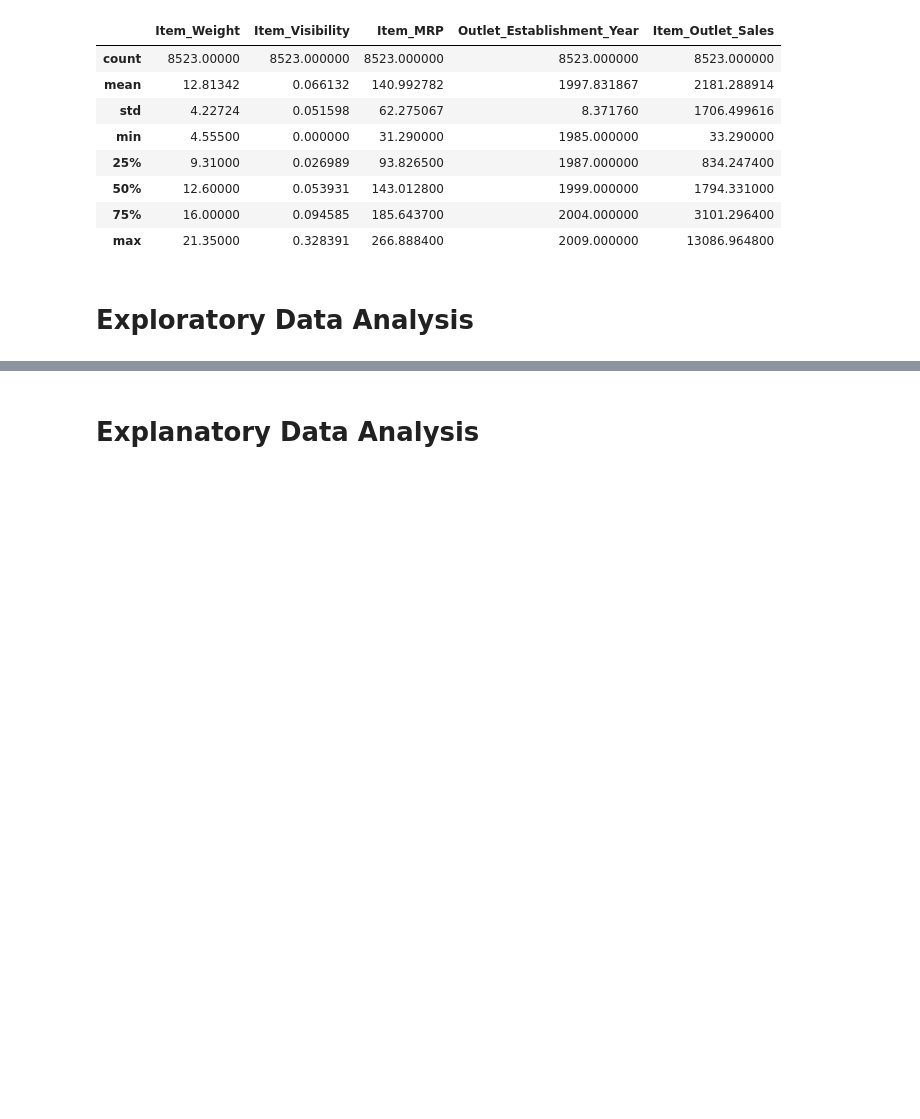
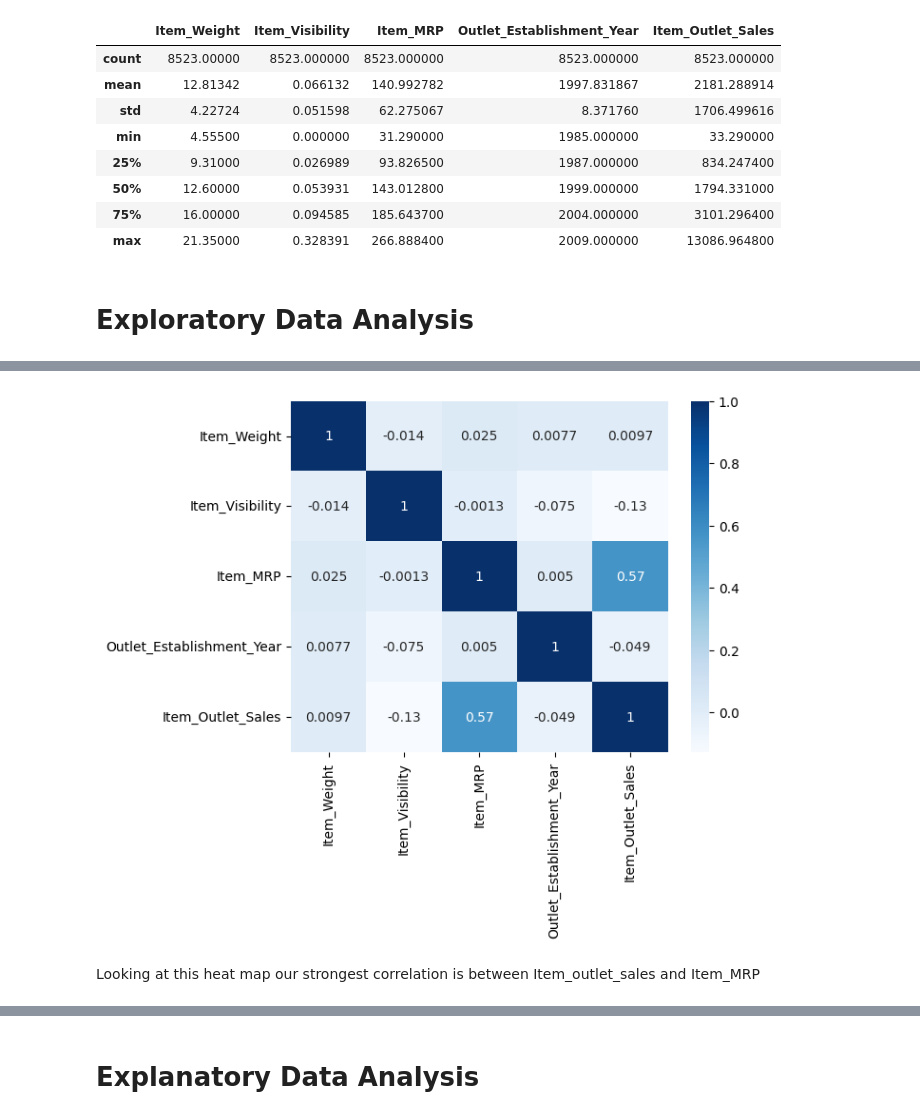
Before and after one commit to JmB17/Prediction-of-Product-Sales, a Jupyter notebook: Prediction of Product Sales.ipynb, the cells around one changed output, grey strips where cells are left out. Cells and saved outputs as stored; diff of their text form; code cells hidden in the pictures; blank space fills up the shorter version.

```diff
--- a/Prediction of Product Sales.ipynb
+++ b/Prediction of Product Sales.ipynb
@@ -428,0 +432,4 @@ df.describe(include='number')
+# %%
+# Create a correlation variable
+df_corr = df.corr()
+df_corr
@@ -428,0 +443,7 @@ df.describe(include='number')
+# %%
+# Create a heatmap using seaborn to show correlations of numerical values
+ax = sns.heatmap(df_corr, cmap='Blues', annot=True)
+# %% [output]
+[figure, added]
+# %% [markdown]
+Looking at this heat map our strongest correlation is between Item_outlet_sales and Item_MRP
```
Also changed, not shown: parts of 15 cells of this notebook.
